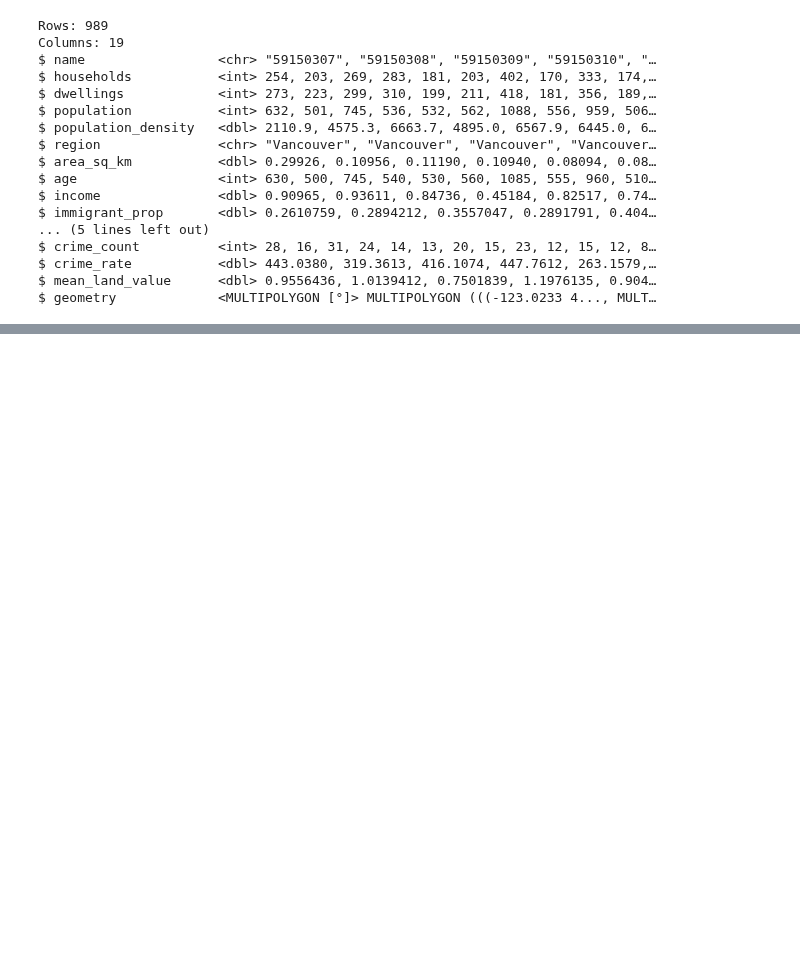
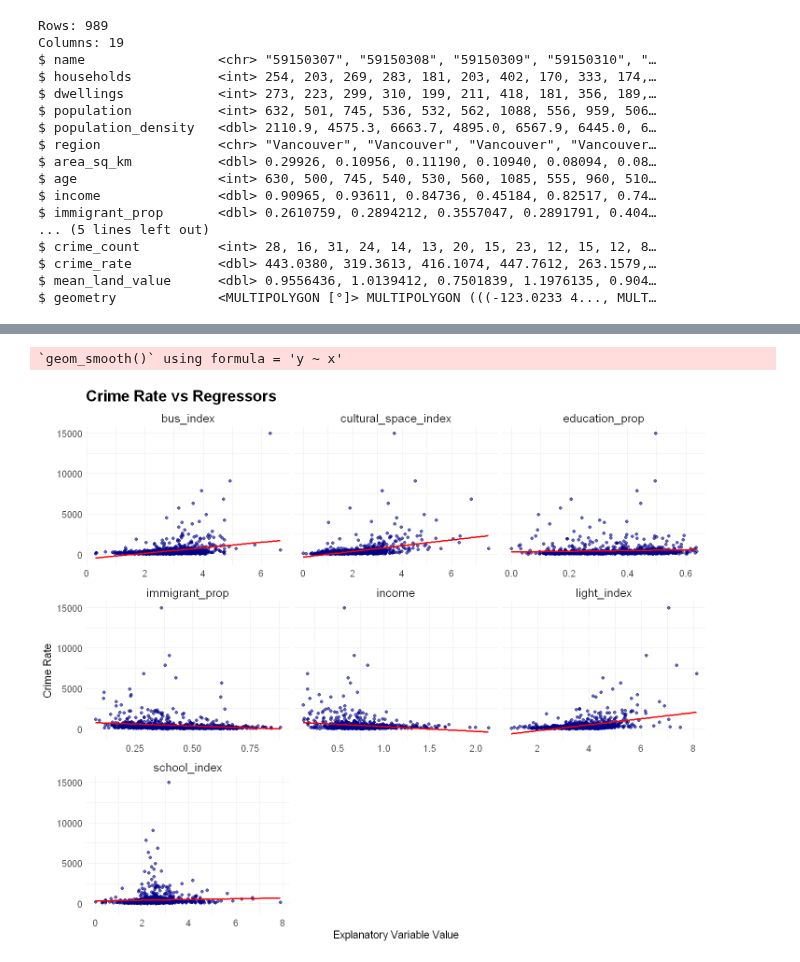
Before and after one commit to Irene-Berezin/econ326, a Jupyter notebook: project_regression.ipynb, the cells around one changed output, grey strips where cells are left out. Saved outputs shown, nothing was run; the diff lists cells and outputs as text; code cells hidden in the pictures; blank space fills up the shorter version.

Commit message:
Updated simple regressions, carried out eyeball test, used stargazer for a cleaner output table

```diff
--- a/project_regression.ipynb
+++ b/project_regression.ipynb
@@ -47,2 +109,11 @@ $ geometry             <MULTIPOLYGON [°]> MULTIPOLYGON (((-123.0233 4..., MULT
+# %%
+# Visualizing simple regressions
+options(repr.plot.width = 12, repr.plot.height = 10)
+simple_regression_plot <- variables_scatter +  geom_smooth(method = "lm", se = FALSE, color = "red")
+
+simple_regression_plot
+# %% [output]
+`geom_smooth()` using formula = 'y ~ x'
+[figure, added]
 # %%
 # Test by running a model including all control
```
Also changed, not shown: parts of 11 cells of this notebook.
